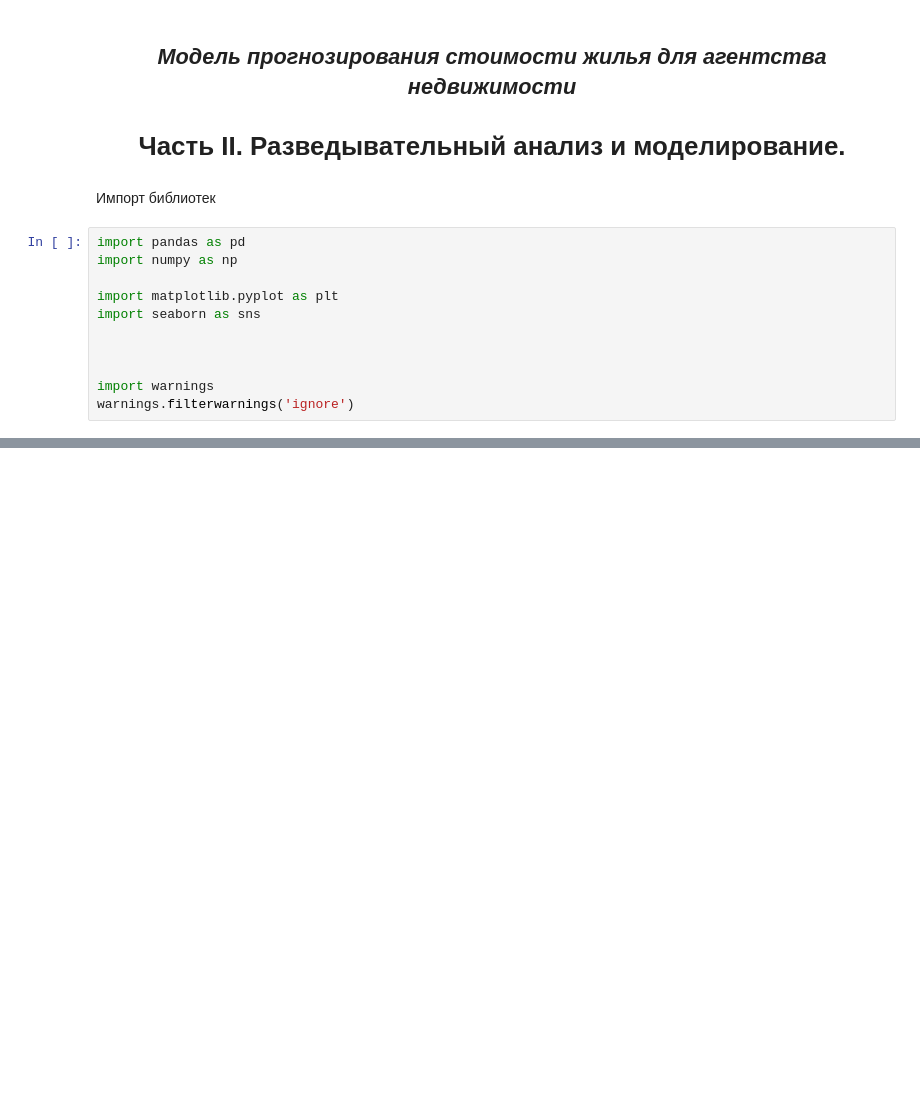
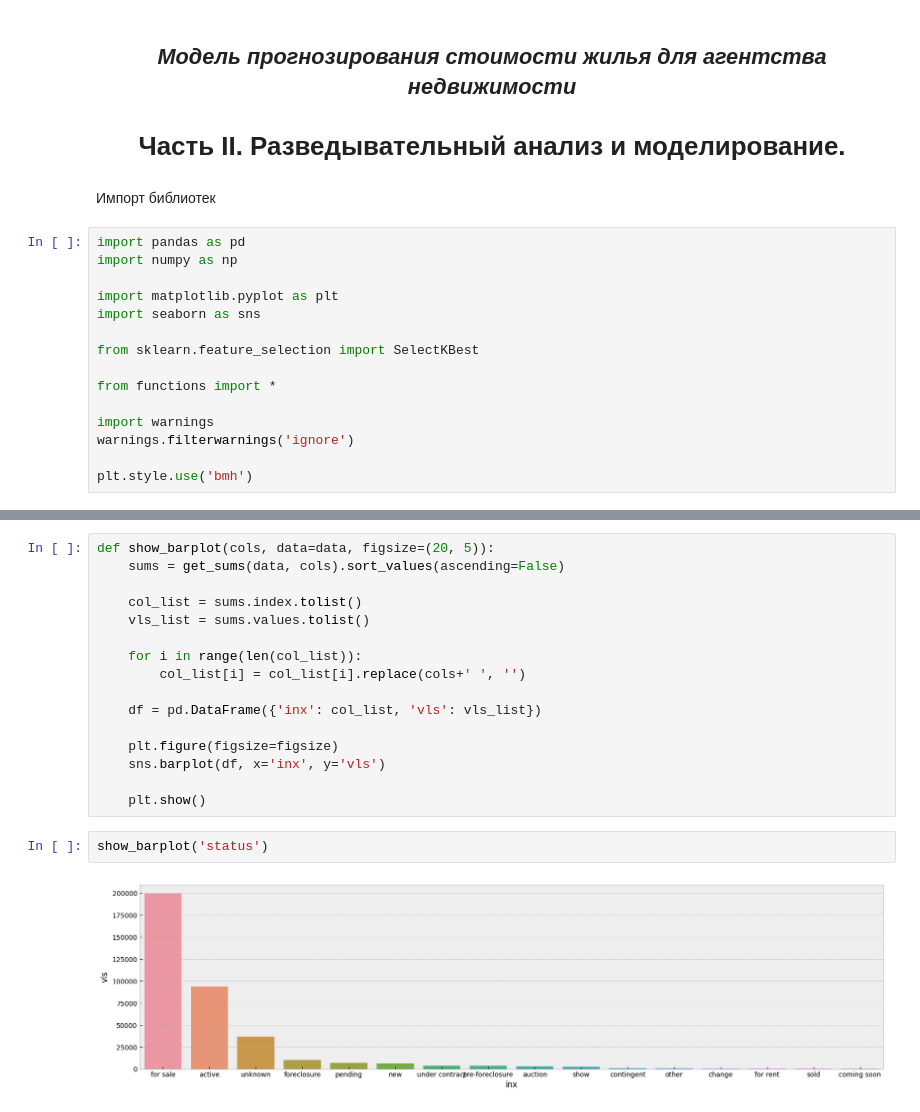
Before and after one commit to georgekovin/Housing-Regression-Project, a Jupyter notebook: modeling_nb.ipynb, the cells around one changed output, grey strips where cells are left out. Drawn from its saved outputs; the diff is of its cells as text; blank space fills up the shorter version.

```diff
--- a/modeling_nb.ipynb
+++ b/modeling_nb.ipynb
@@ -11,7 +11,11 @@ import numpy as np
 import matplotlib.pyplot as plt
 import seaborn as sns
 
+from sklearn.feature_selection import SelectKBest
 
+from functions import *
 
 import warnings
 warnings.filterwarnings('ignore')
+
+plt.style.use('bmh')
@@ -48,0 +93,20 @@ data.describe()
+# %%
+def show_barplot(cols, data=data, figsize=(20, 5)):
+    sums = get_sums(data, cols).sort_values(ascending=False)
+
+    col_list = sums.index.tolist()
+    vls_list = sums.values.tolist()
+
+    for i in range(len(col_list)):
+        col_list[i] = col_list[i].replace(cols+' ', '')
+
+    df = pd.DataFrame({'inx': col_list, 'vls': vls_list})
+
+    plt.figure(figsize=figsize)
+    sns.barplot(df, x='inx', y='vls')
+
+    plt.show()
+# %%
+show_barplot('status')
+# %% [output]
+[figure, added]
```
Also changed, not shown: parts of 11 cells of this notebook, 3 other files.
